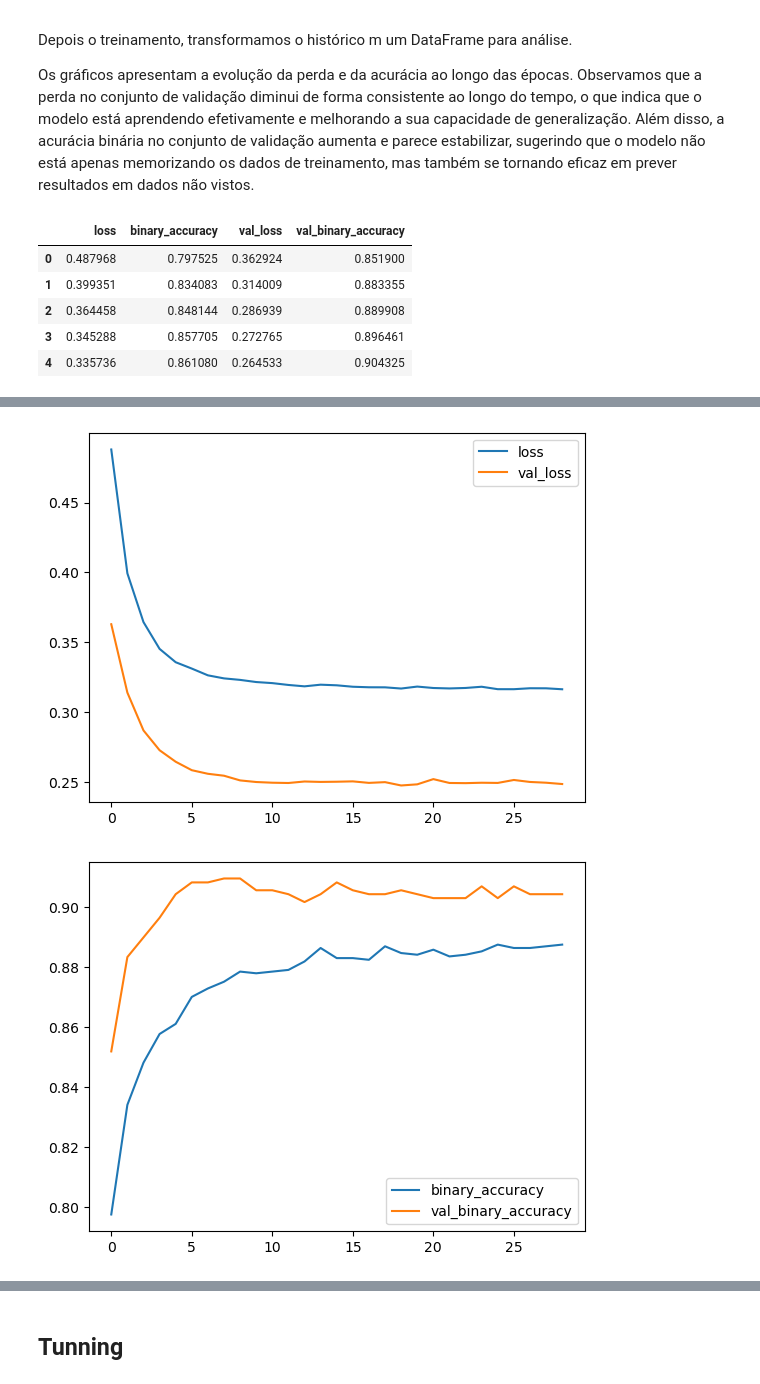
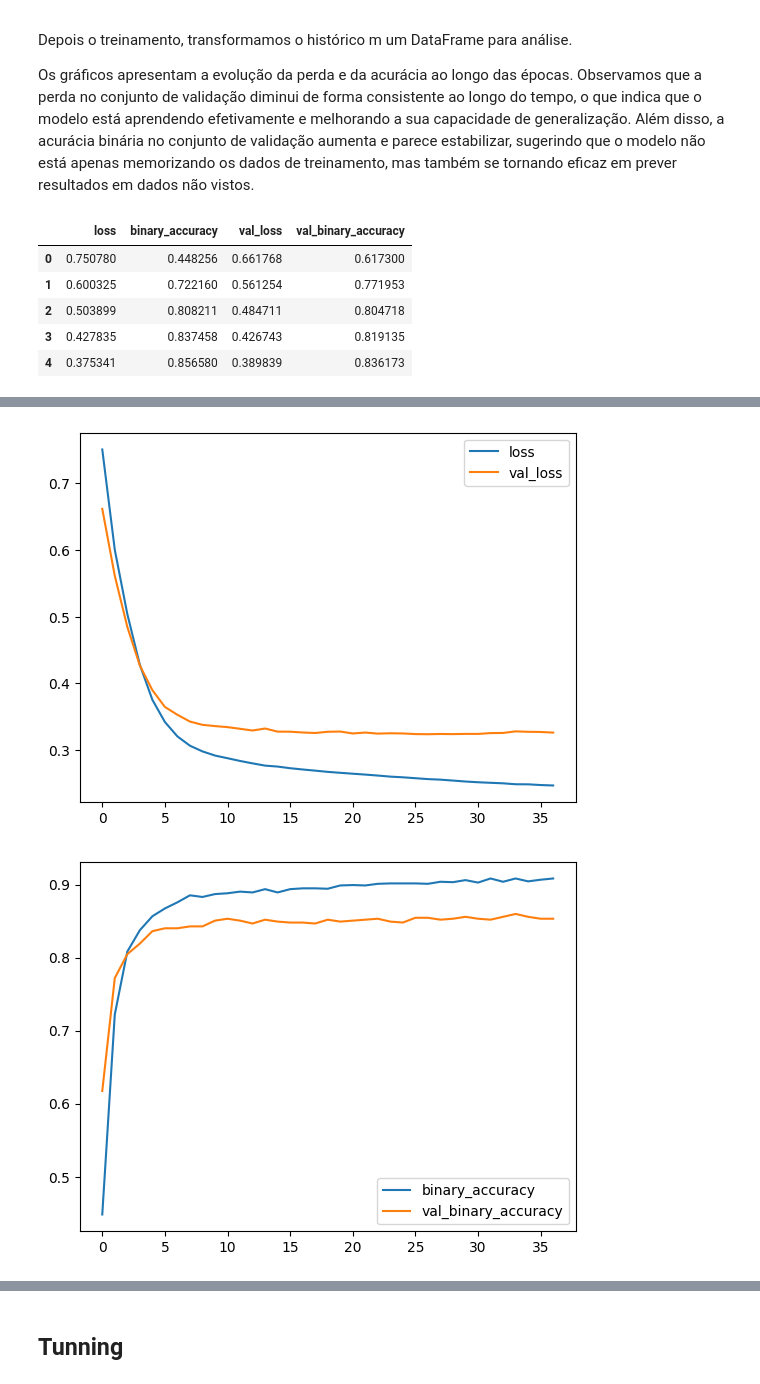
Before and after one commit to CtrlAltBruno/mackenzie-deep-learning, a Jupyter notebook: T8 - Atividade de aprofundamento.ipynb, the cells around one changed output, grey strips where cells are left out. Drawn from its saved outputs; the diff is of its cells as text; code cells hidden in the pictures.

```diff
--- a/T8 - Atividade de aprofundamento.ipynb
+++ b/T8 - Atividade de aprofundamento.ipynb
@@ -143,7 +143,7 @@ Após a aplicação da `train_test_split`, obtemos quatro conjuntos de dados: `X
 # %%
 from sklearn.model_selection import train_test_split
 
-X_train, X_test, y_train, y_test = train_test_split(X, y, test_size=0.3, random_state=123)
+X_train, X_test, y_train, y_test = train_test_split(X, y, test_size=0.3, random_state=123, stratify=y)
 # %% [markdown]
 ---
 ## Normalizando os Dados
@@ -180,9 +180,9 @@ pca = PCA(n_components=0.8)
 
 pipeline = make_pipeline(scaler, pca)
 
-X_train_pca = pipeline.fit_transform(X_train)
+X_train = pipeline.fit_transform(X_train)
 
-X_test_pca = pipeline.transform(X_test)
+X_test = pipeline.transform(X_test)
 # %% [markdown]
 ---
 ## Definindo o Modelo de Rede Neural
@@ -194,10 +194,10 @@ O modelo é construído como uma sequência de camadas, cada uma com a função
 Após a definição do modelo, invocamos `model.summary()` para exibir um resumo da arquitetura da rede. Observamos que o modelo consiste em três camadas, com um total de 417 parâmetros.
 # %%
 from tensorflow import keras
-from tensorflow.keras import layers
+from keras import layers
 import tensorflow as tf
 
-shape = X_test_pca.shape[1]
+shape = X_test.shape[1]
 
 model = keras.Sequential([
     layers.Dense(shape, activation='relu', input_shape=[shape]),
@@ -259,7 +279,7 @@ early_stopping = keras.callbacks.EarlyStopping(
 )
 
 history = model.fit(
-    X_train_pca,
+    X_train,
     y_train,
     batch_size=32,
     validation_split=0.3,
@@ -299,20 +320,23 @@ Depois o treinamento, transformamos o histórico m um DataFrame para análise.
 
 Os gráficos apresentam a evolução da perda e da acurácia ao longo das épocas. Observamos que a perda no conjunto de validação diminui de forma consistente ao longo do tempo, o que indica que o modelo está aprendendo efetivamente e melhorando a sua capacidade de generalização. Além disso, a acurácia binária no conjunto de validação aumenta e parece estabilizar, sugerindo que o modelo não está apenas memorizando os dados de treinamento, mas também se tornando eficaz em prever resultados em dados não vistos.
 # %%
-history_df = pd.DataFrame(history.history)
-display(history_df.head())
-# Start the plot at epoch 0
-history_df.loc[0:, ['loss', 'val_loss']].plot()
-history_df.loc[0:, ['binary_accuracy', 'val_binary_accuracy']].plot()
+def plot_history(history):
+  history_df = pd.DataFrame(history.history)
+  display(history_df.head())
+  # Start the plot at epoch 0
+  history_df.loc[0:, ['loss', 'val_loss']].plot()
+  history_df.loc[0:, ['binary_accuracy', 'val_binary_accuracy']].plot()
 
-print(("Best Validation Loss: {:0.4f}" +\
-  "\nBest Validation Accuracy: {:0.4f}")\
-  .format(history_df['val_loss'].min(),
-          history_df['val_binary_accuracy'].max()))
+  print(("Best Validation Loss: {:0.4f}" +\
+    "\nBest Validation Accuracy: {:0.4f}")\
+    .format(history_df['val_loss'].min(),
+            history_df['val_binary_accuracy'].max()))
+
+plot_history(history)
 # %% [output]
 |  | loss | binary_accuracy | val_loss | val_binary_accuracy |
-| 0 | 0.487968 | 0.797525 | 0.362924 | 0.851900 |
-| 1 | 0.399351 | 0.834083 | 0.314009 | 0.883355 |
-| 2 | 0.364458 | 0.848144 | 0.286939 | 0.889908 |
-| 3 | 0.345288 | 0.857705 | 0.272765 | 0.896461 |
-| 4 | 0.335736 | 0.861080 | 0.264533 | 0.904325 |
+| 0 | 0.750780 | 0.448256 | 0.661768 | 0.617300 |
+| 1 | 0.600325 | 0.722160 | 0.561254 | 0.771953 |
+| 2 | 0.503899 | 0.808211 | 0.484711 | 0.804718 |
+| 3 | 0.427835 | 0.837458 | 0.426743 | 0.819135 |
+| 4 | 0.375341 | 0.856580 | 0.389839 | 0.836173 |
@@ -321,4 +345,4 @@ Best Validation Accuracy: 0.9096
-[figure, old version]
+[figure, new version]
-[figure, old version]
+[figure, new version]
 # %% [markdown]
 ---
```
Also changed, not shown: parts of 27 cells of this notebook.
